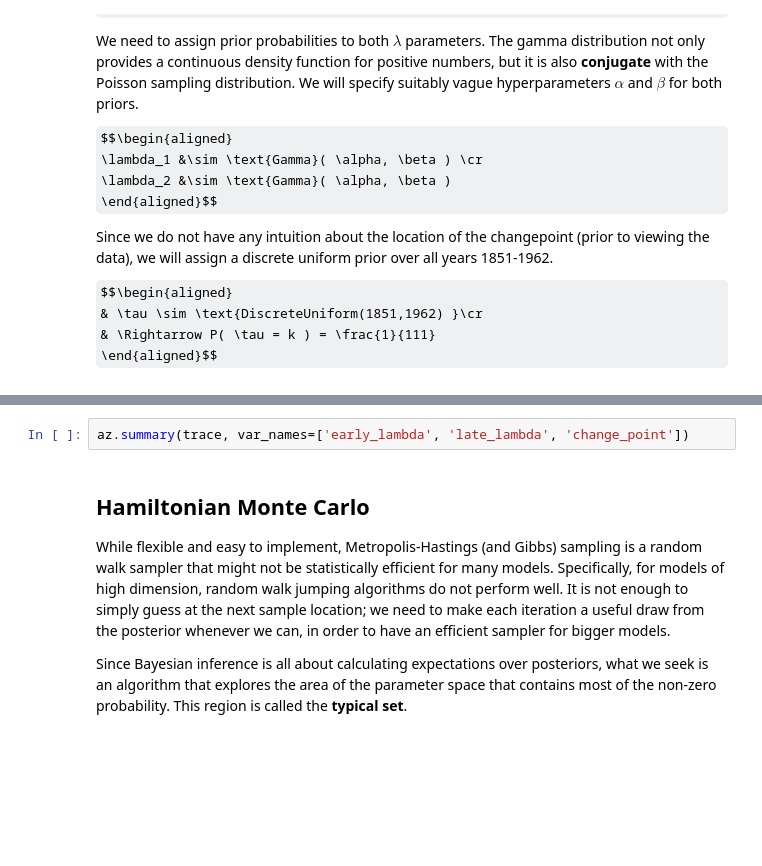
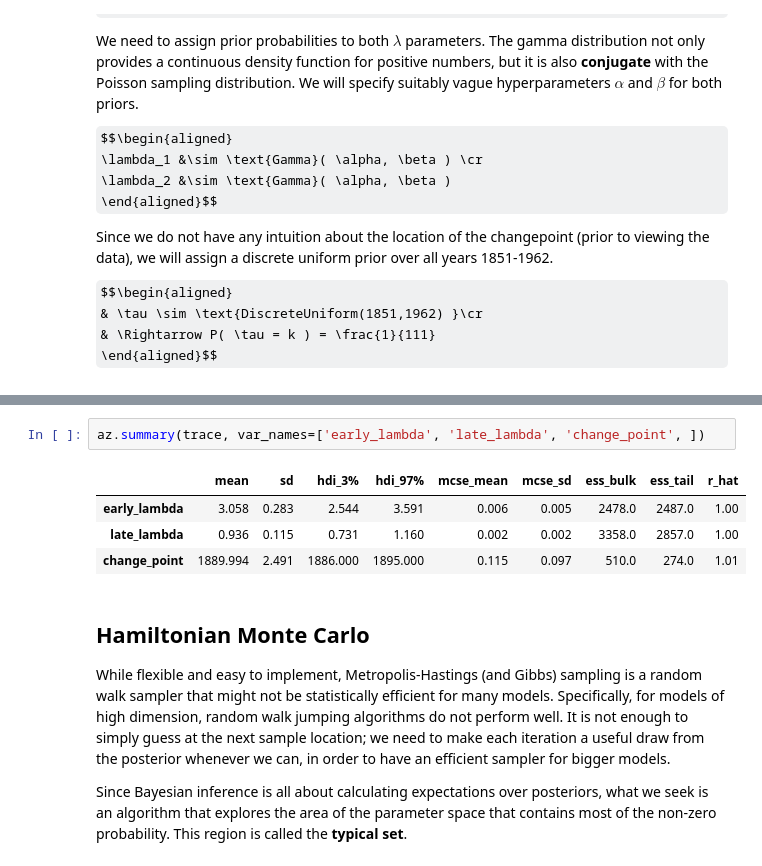
Before and after one commit to fonnesbeck/instats_intro_pymc, a Jupyter notebook: notebooks/Session3-Markov_Chain_Monte_Carlo.ipynb, the cells around one changed output, grey strips where cells are left out. Drawn from its saved outputs; the diff is of its cells as text; some formulas as TeX source; blank space fills up the shorter version.

```diff
--- a/notebooks/Session3-Markov_Chain_Monte_Carlo.ipynb
+++ b/notebooks/Session3-Markov_Chain_Monte_Carlo.ipynb
@@ -457,5 +707,10 @@ with coal_disaster_model() as model:
 # %%
-az.summary(trace, var_names=['early_lambda', 'late_lambda', 'change_point'])
+az.summary(trace, var_names=['early_lambda', 'late_lambda', 'change_point', ])
+# %% [output]
+|  | mean | sd | hdi_3% | hdi_97% | mcse_mean | mcse_sd | ess_bulk | ess_tail | r_hat |
+| early_lambda | 3.058 | 0.283 | 2.544 | 3.591 | 0.006 | 0.005 | 2478.0 | 2487.0 | 1.00 |
+| late_lambda | 0.936 | 0.115 | 0.731 | 1.160 | 0.002 | 0.002 | 3358.0 | 2857.0 | 1.00 |
+| change_point | 1889.994 | 2.491 | 1886.000 | 1895.000 | 0.115 | 0.097 | 510.0 | 274.0 | 1.01 |
 # %% [markdown]
 ## Hamiltonian Monte Carlo
 
```
Also changed, not shown: parts of 53 cells of this notebook, 6 other files.
